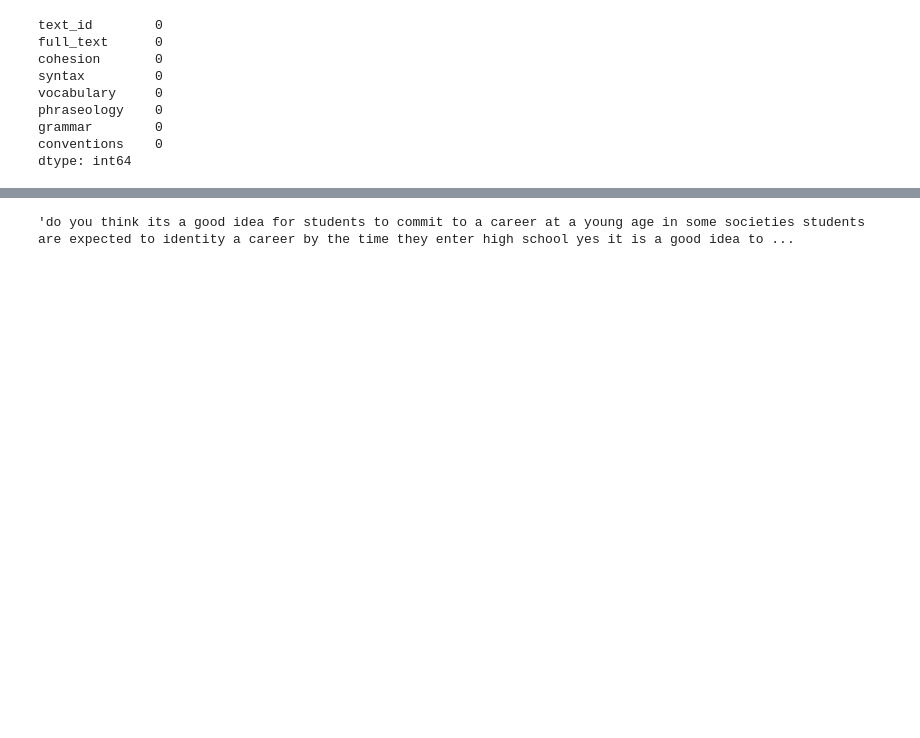
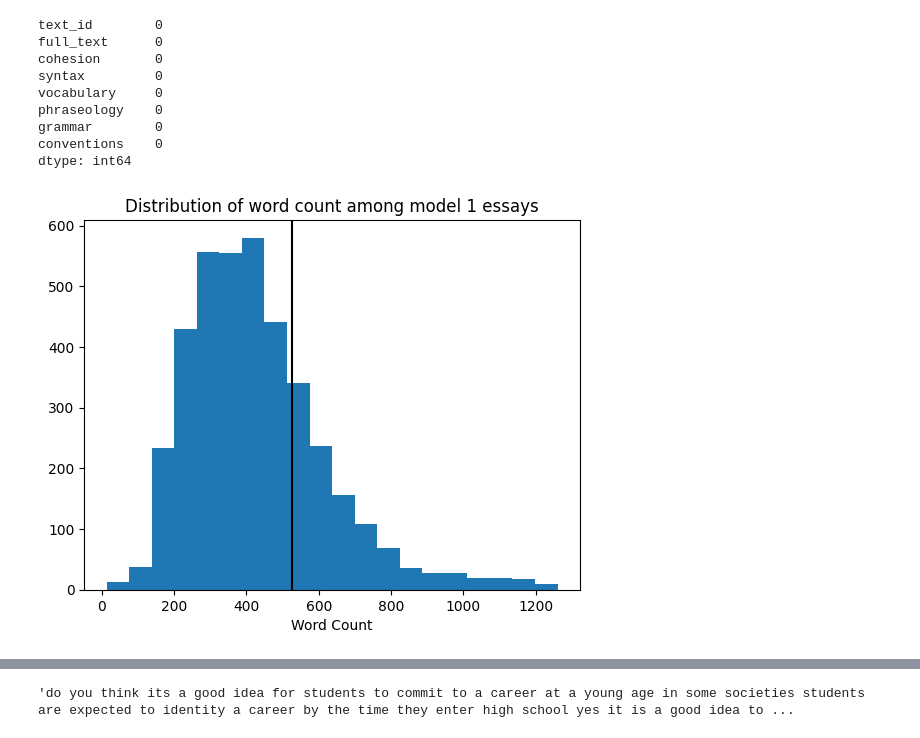
Before and after one commit to cbwright11/NLP-automated-essay-scoring, a Jupyter notebook: Essay EDA.ipynb, the cells around one changed output, grey strips where cells are left out. Cells and saved outputs as stored; diff of their text form; code cells hidden in the pictures; blank space fills up the shorter version.

```diff
--- a/Essay EDA.ipynb
+++ b/Essay EDA.ipynb
@@ -153,0 +165,9 @@ dtype: int64
+# %%
+# plot a histogram and add a vertical line add 75% of the data
+
+plt.hist(lengths, bins = 20)
+plt.axvline(x = 526.5, color = "black")
+plt.xlabel("Word Count")
+plt.title("Distribution of word count among model 1 essays");
+# %% [output]
+[figure, added]
```
Also changed, not shown: parts of 17 cells of this notebook.
